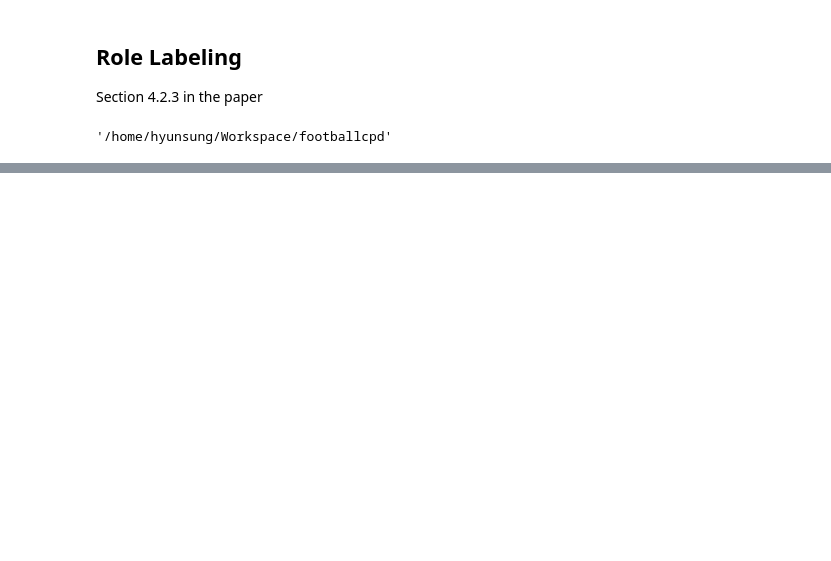
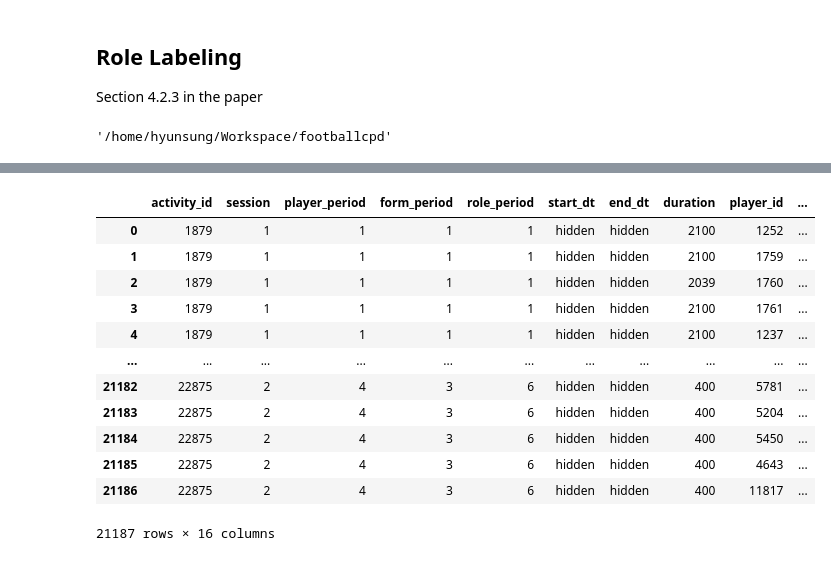
Before and after one commit to pientist/soccercpd, a Jupyter notebook: src/2_role_labeling.ipynb, the cells around one changed output, grey strips where cells are left out. Cells and saved outputs as stored; diff of their text form; code cells hidden in the pictures; blank space fills up the shorter version.

```diff
--- a/src/2_role_labeling.ipynb
+++ b/src/2_role_labeling.ipynb
@@ -30,0 +71,11 @@ plt.rcParams['font.size'] = 15
+# %%
+role_labels = pd.DataFrame([
+    ['343', 'LWB', 'LCB', 'CB', 'RCB', 'RWB', 'RCM', 'LCM', 'LM', 'CF', 'RM'],
+    ['352', 'LWB', 'LCB', 'CB', 'RCB', 'RWB', 'CDM', 'LCM', 'RCM', 'LCF', 'RCF'],
+    ['442', 'LB', 'LCB', 'RCB', 'RB', 'LCM', 'RCM', 'LM', 'LCF', 'RCF', 'RM'],
+    ['4132', 'LB', 'LCB', 'RCB', 'RB', 'CDM', 'CAM', 'LM', 'LCF', 'RCF', 'RM'],
+    ['4231', 'LB', 'LCB', 'RCB', 'RB', 'LDM', 'RDM', 'CAM', 'LM', 'CF', 'RM'],
+    ['433', 'LB', 'LCB', 'RCB', 'RB', 'CDM', 'LCM', 'RCM', 'LM', 'CF', 'RM'],
+    ['others'] + [f'R{i}' for i in list(range(1, 11))]
+], columns=[LABEL_FORMATION] + list(range(1, 11))).set_index(LABEL_FORMATION)
+role_labels
@@ -30,0 +92,25 @@ plt.rcParams['font.size'] = 15
+# %%
+def give_role_labels(role_records, role_labels):
+    formation = role_records[LABEL_FORMATION].iloc[0]
+    role_dict = role_labels.loc[formation].to_dict()
+    role_records.loc[role_records.index, LABEL_ALIGNED_ROLE] = (
+        role_records.loc[role_records.index, LABEL_ALIGNED_ROLE].replace(role_dict)
+    )
+    return role_records
+# %%
+role_records = fm.role_records.groupby(LABEL_FORMATION).apply(give_role_labels, role_labels)
+role_records
+# %% [output]
+|  | activity_id | session | player_period | form_period | role_period | start_dt | end_dt | duration | player_id | ... |
+| 0 | 1879 | 1 | 1 | 1 | 1 | hidden | hidden | 2100 | 1252 | ... |
+| 1 | 1879 | 1 | 1 | 1 | 1 | hidden | hidden | 2100 | 1759 | ... |
+| 2 | 1879 | 1 | 1 | 1 | 1 | hidden | hidden | 2039 | 1760 | ... |
+| 3 | 1879 | 1 | 1 | 1 | 1 | hidden | hidden | 2100 | 1761 | ... |
+| 4 | 1879 | 1 | 1 | 1 | 1 | hidden | hidden | 2100 | 1237 | ... |
+| ... | ... | ... | ... | ... | ... | ... | ... | ... | ... | ... |
+| 21182 | 22875 | 2 | 4 | 3 | 6 | hidden | hidden | 400 | 5781 | ... |
+| 21183 | 22875 | 2 | 4 | 3 | 6 | hidden | hidden | 400 | 5204 | ... |
+| 21184 | 22875 | 2 | 4 | 3 | 6 | hidden | hidden | 400 | 5450 | ... |
+| 21185 | 22875 | 2 | 4 | 3 | 6 | hidden | hidden | 400 | 4643 | ... |
+| 21186 | 22875 | 2 | 4 | 3 | 6 | hidden | hidden | 400 | 11817 | ... |
+21187 rows × 16 columns
```
Also changed, not shown: parts of 5 cells of this notebook, 3 other files.
